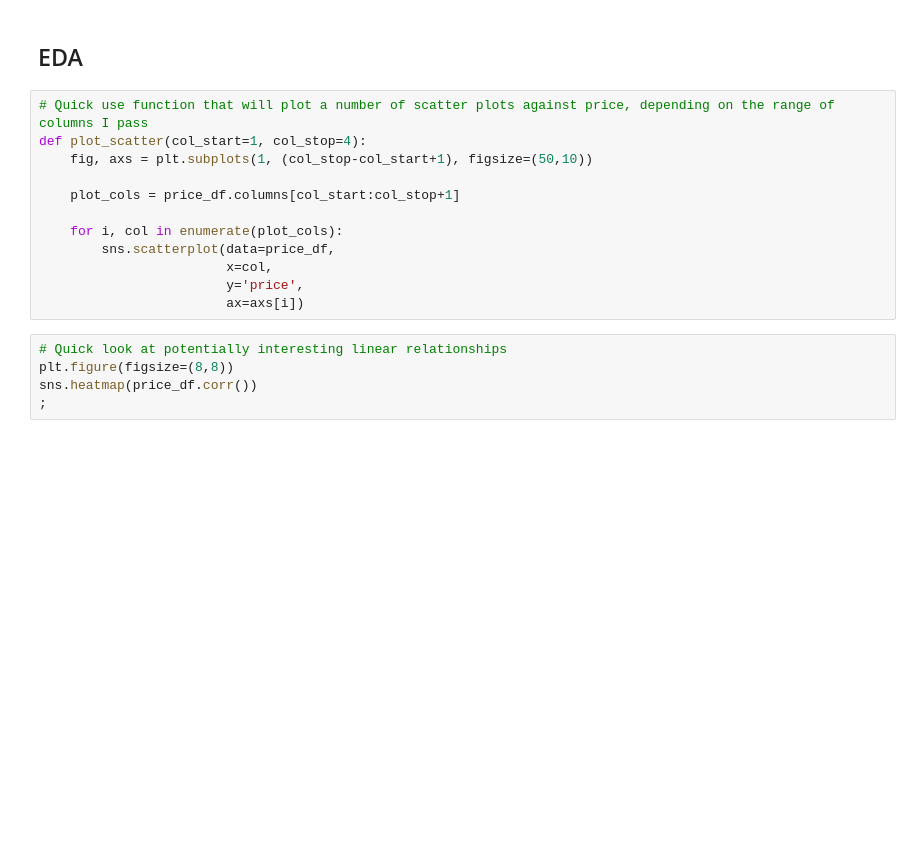
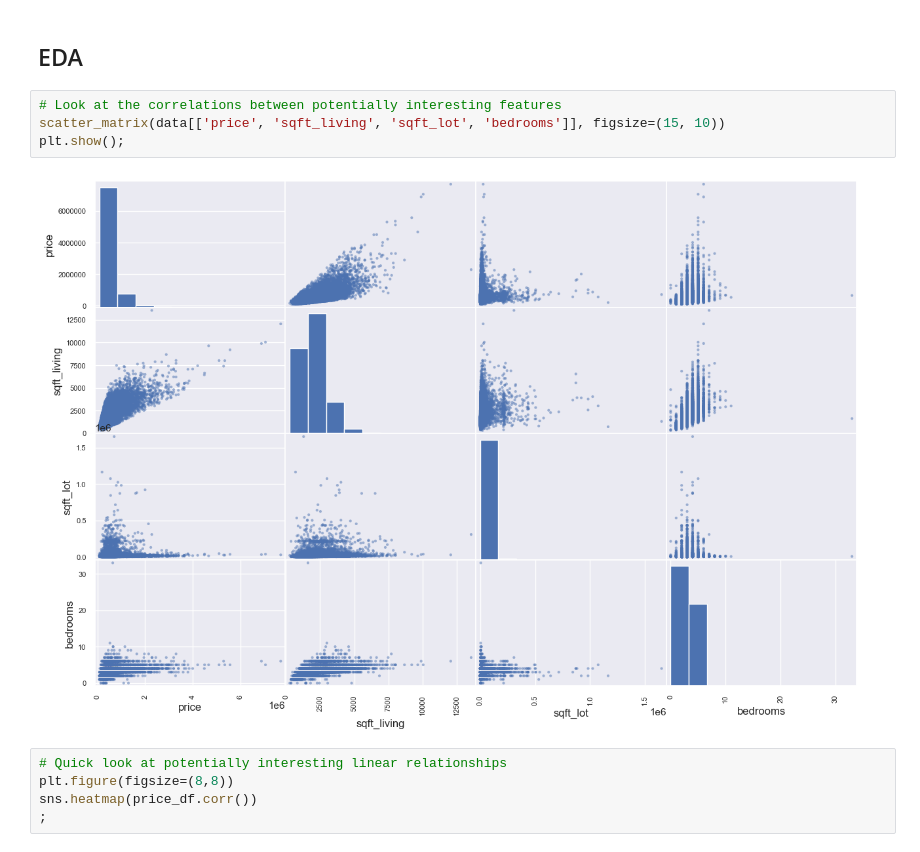
Before and after one commit to Louis-Bad/MSc_Concepts_of_AI, a Jupyter notebook: notebooks/Regression Analysis.ipynb, the cells around one changed output. Cells and saved outputs as stored; diff of their text form; blank space fills up the shorter version.

Commit message:
Created scatter plots of each variable against price; begun further investigation of linear regression assumptions.

```diff
--- a/notebooks/Regression Analysis.ipynb
+++ b/notebooks/Regression Analysis.ipynb
@@ -163,18 +164,12 @@ def renovated_within(data, yrs_within):
     return data
 # %% [markdown]
 ## EDA
-# %%
-# Quick use function that will plot a number of scatter plots against price, depending on the range of columns I pass
-def plot_scatter(col_start=1, col_stop=4):
-    fig, axs = plt.subplots(1, (col_stop-col_start+1), figsize=(50,10))
-
-    plot_cols = price_df.columns[col_start:col_stop+1]
-
-    for i, col in enumerate(plot_cols):
-        sns.scatterplot(data=price_df,
-                        x=col,
-                        y='price',
-                        ax=axs[i])
+# %%
+# Look at the correlations between potentially interesting features
+scatter_matrix(data[['price', 'sqft_living', 'sqft_lot', 'bedrooms']], figsize=(15, 10))
+plt.show();
+# %% [output]
+[figure, added]
 # %%
 # Quick look at potentially interesting linear relationships
 plt.figure(figsize=(8,8))
```
Also changed, not shown: parts of 7 cells of this notebook.
